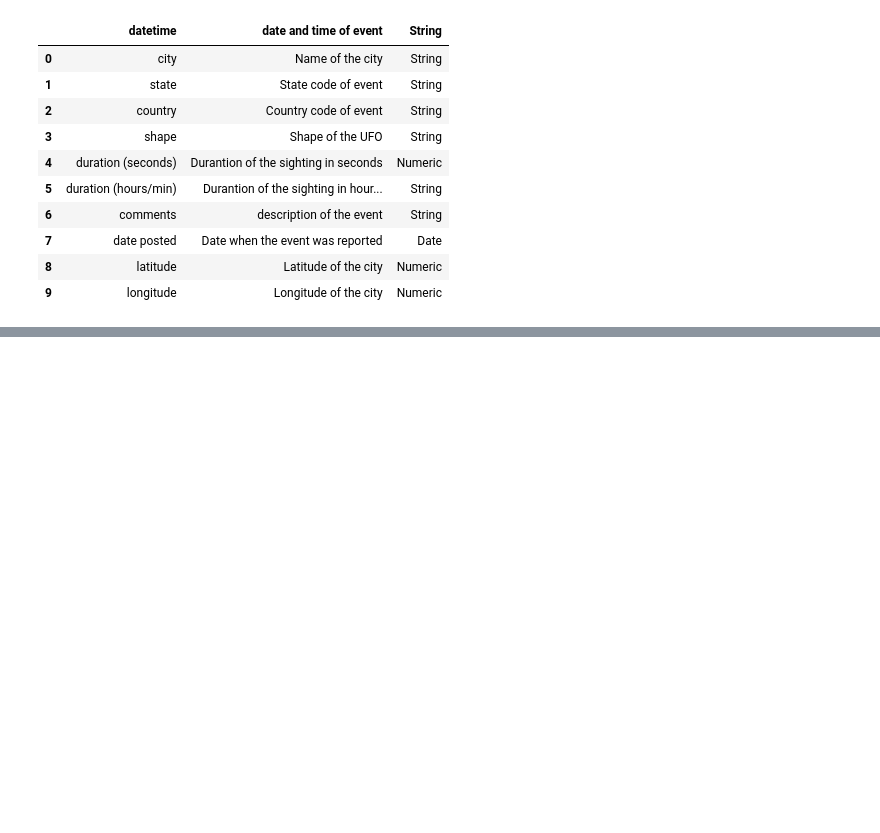
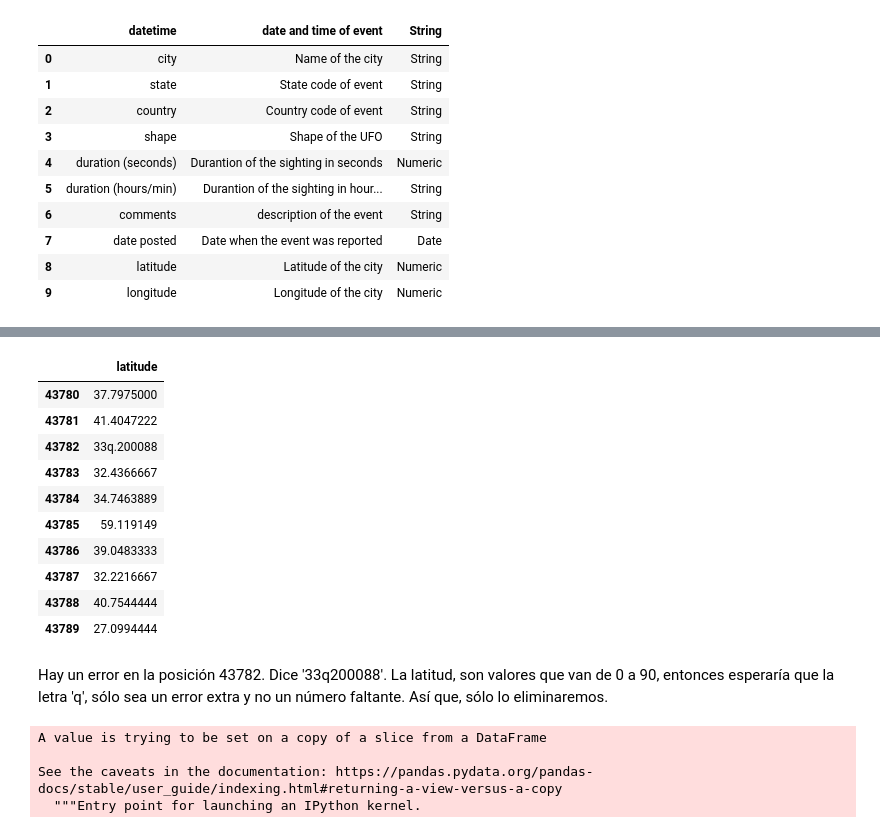
Before and after one commit to DemetrioCN/dataScientist, a Jupyter notebook: The-X-files-problem.ipynb, the cells around one changed output, grey strips where cells are left out. Drawn from its saved outputs; the diff is of its cells as text; code cells hidden in the pictures; blank space fills up the shorter version.

```diff
--- a/The-X-files-problem.ipynb
+++ b/The-X-files-problem.ipynb
@@ -36,0 +243,5 @@ dataset2
+# %%
+df.iloc[693,0] = '10/1/2001 00:00'
+# %%
+df['datetime'] = pd.to_datetime(df['datetime'])
+df['datetime']
@@ -36,0 +254,2 @@ dataset2
+# %%
+df['datetime'] = df['datetime'].str.replace('24:','00:')
@@ -36,0 +325,24 @@ dataset2
+# %%
+#df['latitude'] = pd.to_numeric(df['latitude'])
+df.iloc[43780:43790, 9:10]
+# %% [output]
+|  | latitude |
+| 43780 | 37.7975000 |
+| 43781 | 41.4047222 |
+| 43782 | 33q.200088 |
+| 43783 | 32.4366667 |
+| 43784 | 34.7463889 |
+| 43785 | 59.119149 |
+| 43786 | 39.0483333 |
+| 43787 | 32.2216667 |
+| 43788 | 40.7544444 |
+| 43789 | 27.0994444 |
+# %% [markdown]
+Hay un error en la posición 43782. Dice '33q200088'. La latitud, son valores que van de 0 a 90, entonces esperaría que la letra 'q', sólo sea un error extra y no un número faltante. Así que, sólo lo eliminaremos.
+# %%
+df['latitude'][43782] = '33.200088'
+# %% [output]
+A value is trying to be set on a copy of a slice from a DataFrame
+
+See the caveats in the documentation: https://pandas.pydata.org/pandas-docs/stable/user_guide/indexing.html#returning-a-view-versus-a-copy
+  """Entry point for launching an IPython kernel.
```
Also changed, not shown: parts of 46 cells of this notebook.
